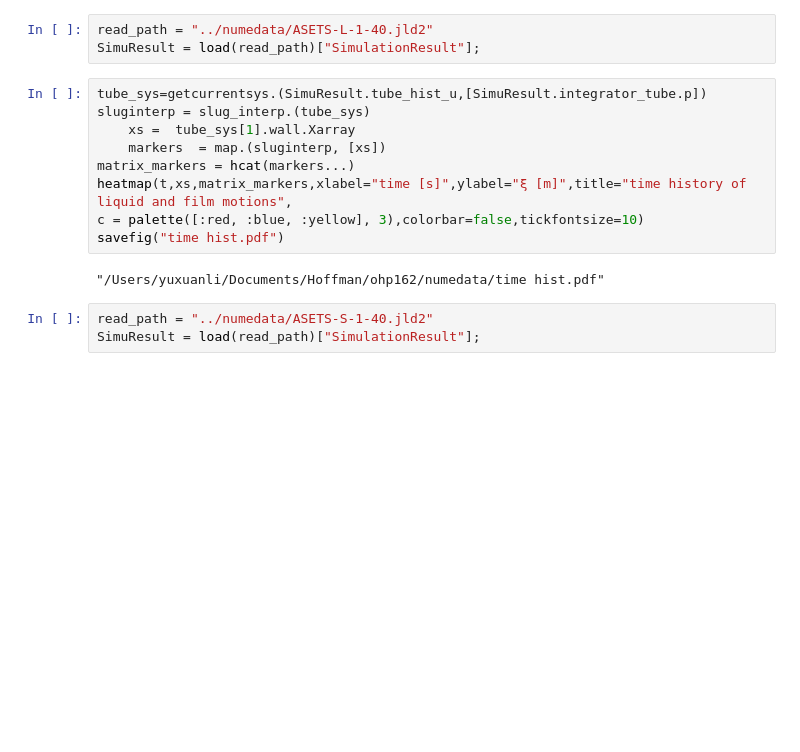
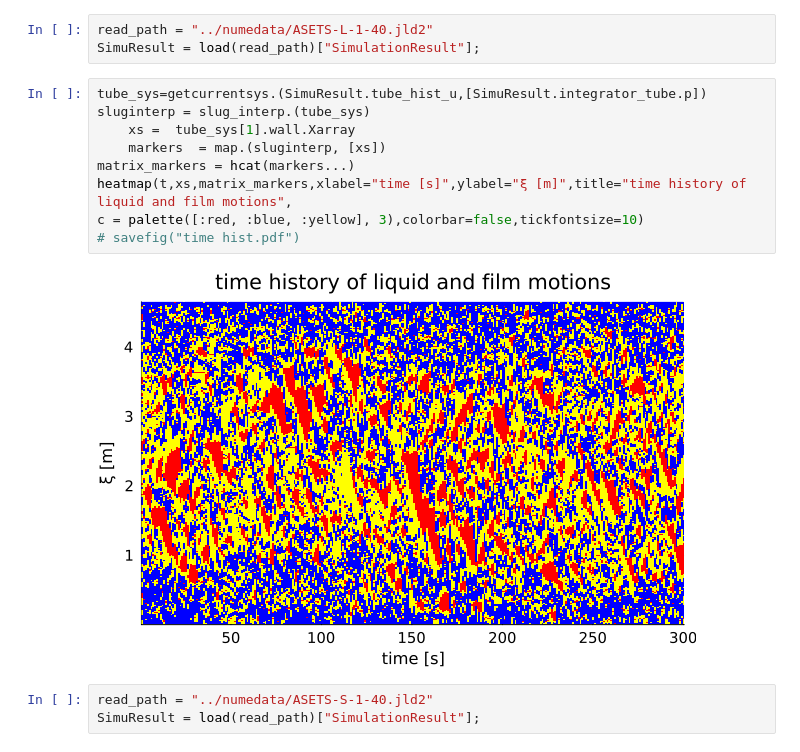
Before and after one commit to liyuxuan48/ComputationalHeatTransfer.jl, a Jupyter notebook: examples/PostProcessing-paper.ipynb, the cells around one changed output. Drawn from its saved outputs; the diff is of its cells as text; blank space fills up the shorter version.

```diff
--- a/examples/PostProcessing-paper.ipynb
+++ b/examples/PostProcessing-paper.ipynb
@@ -430,14 +426,14 @@ SimuResult = load(read_path)["SimulationResult"];
 # %%
 tube_sys=getcurrentsys.(SimuResult.tube_hist_u,[SimuResult.integrator_tube.p])
 sluginterp = slug_interp.(tube_sys)
     xs =  tube_sys[1].wall.Xarray
     markers  = map.(sluginterp, [xs])
 matrix_markers = hcat(markers...)
 heatmap(t,xs,matrix_markers,xlabel="time [s]",ylabel="ξ [m]",title="time history of liquid and film motions",
 c = palette([:red, :blue, :yellow], 3),colorbar=false,tickfontsize=10)
-savefig("time hist.pdf")
+# savefig("time hist.pdf")
 # %% [output]
-"/Users/yuxuanli/Documents/Hoffman/ohp162/numedata/time hist.pdf"
+[figure, added]
 # %%
 read_path = "../numedata/ASETS-S-1-40.jld2"
 SimuResult = load(read_path)["SimulationResult"];
```
Also changed, not shown: parts of 19 cells of this notebook, 5 other files.
